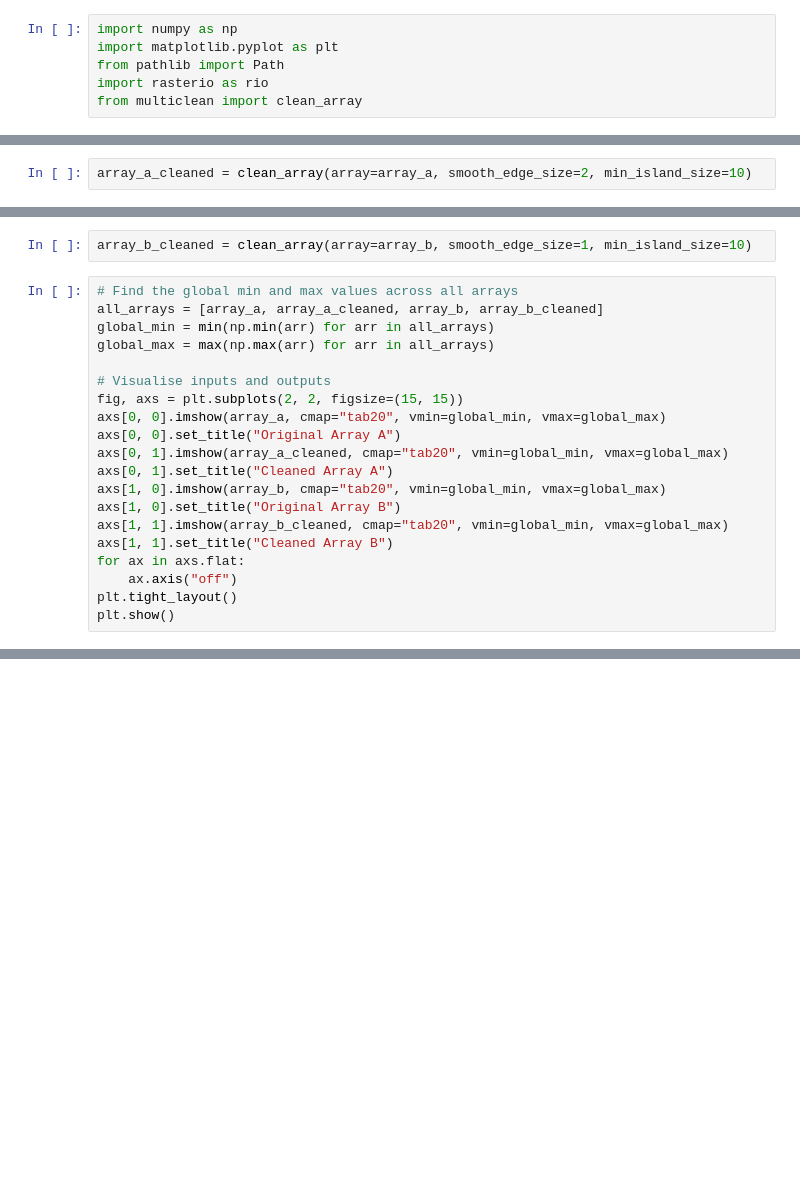
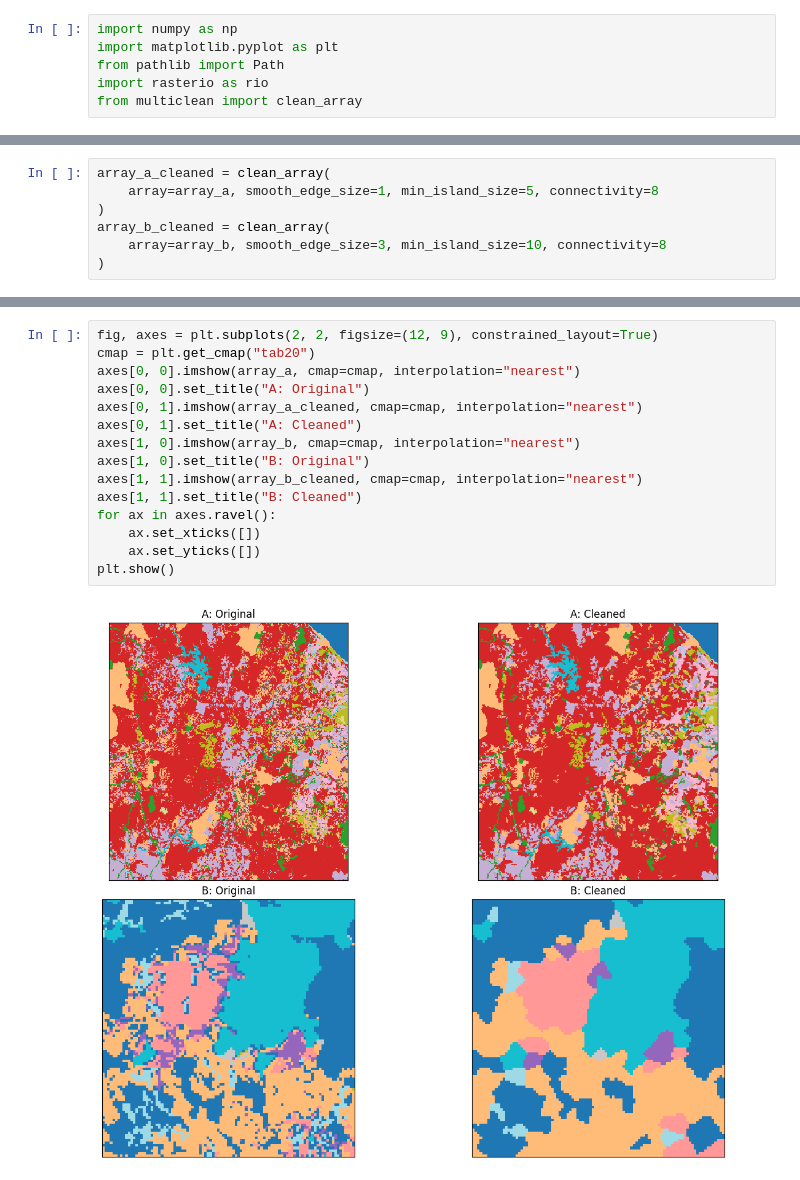
Before and after one commit to DPIRD-DMA/MultiClean, a Jupyter notebook: notebooks/Land use clasification.ipynb, the cells around one changed output, grey strips where cells are left out. Cells and saved outputs as stored; diff of their text form; blank space fills up the shorter version.

Commit message:
clean up

```diff
--- a/notebooks/Land use clasification.ipynb
+++ b/notebooks/Land use clasification.ipynb
@@ -15,2 +50,7 @@ array_b = rio.open(land_use_sample_b_path).read(1)
 # %%
-array_a_cleaned = clean_array(array=array_a, smooth_edge_size=2, min_island_size=10)
+array_a_cleaned = clean_array(
+    array=array_a, smooth_edge_size=1, min_island_size=5, connectivity=8
+)
+array_b_cleaned = clean_array(
+    array=array_b, smooth_edge_size=3, min_island_size=10, connectivity=8
+)
@@ -21,22 +56,0 @@ array_a_cleaned.shape
-# %%
-array_b_cleaned = clean_array(array=array_b, smooth_edge_size=1, min_island_size=10)
-# %%
-# Find the global min and max values across all arrays
-all_arrays = [array_a, array_a_cleaned, array_b, array_b_cleaned]
-global_min = min(np.min(arr) for arr in all_arrays)
-global_max = max(np.max(arr) for arr in all_arrays)
-
-# Visualise inputs and outputs
-fig, axs = plt.subplots(2, 2, figsize=(15, 15))
-axs[0, 0].imshow(array_a, cmap="tab20", vmin=global_min, vmax=global_max)
-axs[0, 0].set_title("Original Array A")
-axs[0, 1].imshow(array_a_cleaned, cmap="tab20", vmin=global_min, vmax=global_max)
-axs[0, 1].set_title("Cleaned Array A")
-axs[1, 0].imshow(array_b, cmap="tab20", vmin=global_min, vmax=global_max)
-axs[1, 0].set_title("Original Array B")
-axs[1, 1].imshow(array_b_cleaned, cmap="tab20", vmin=global_min, vmax=global_max)
-axs[1, 1].set_title("Cleaned Array B")
-for ax in axs.flat:
-    ax.axis("off")
-plt.tight_layout()
-plt.show()
@@ -52,0 +61,17 @@ array([[1]], dtype=uint8)
+# %%
+fig, axes = plt.subplots(2, 2, figsize=(12, 9), constrained_layout=True)
+cmap = plt.get_cmap("tab20")
+axes[0, 0].imshow(array_a, cmap=cmap, interpolation="nearest")
+axes[0, 0].set_title("A: Original")
+axes[0, 1].imshow(array_a_cleaned, cmap=cmap, interpolation="nearest")
+axes[0, 1].set_title("A: Cleaned")
+axes[1, 0].imshow(array_b, cmap=cmap, interpolation="nearest")
+axes[1, 0].set_title("B: Original")
+axes[1, 1].imshow(array_b_cleaned, cmap=cmap, interpolation="nearest")
+axes[1, 1].set_title("B: Cleaned")
+for ax in axes.ravel():
+    ax.set_xticks([])
+    ax.set_yticks([])
+plt.show()
+# %% [output]
+[figure, added]
```
Also changed, not shown: parts of 14 cells of this notebook, 16 other files.
